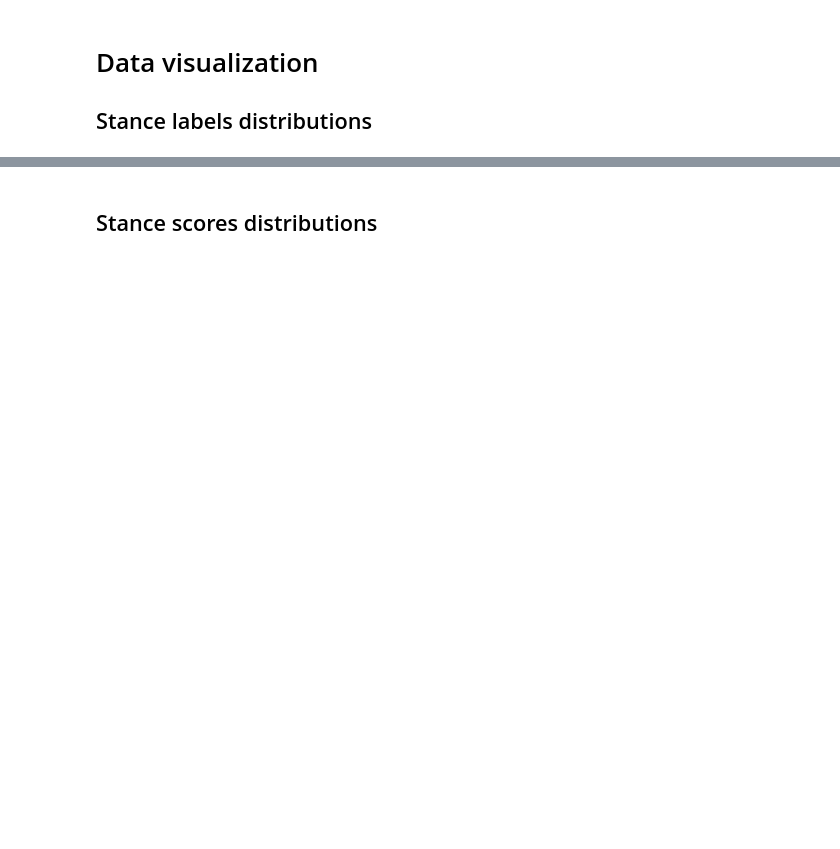
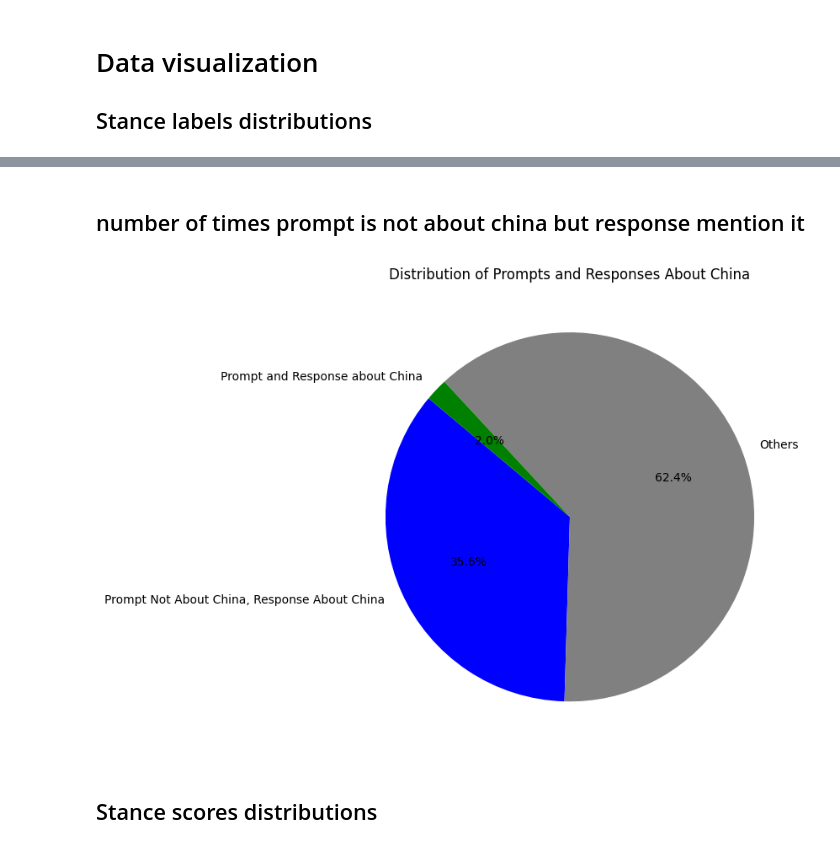
Before and after one commit to Gluca96/inforet, a Jupyter notebook: demo/data_visualization.ipynb, the cells around one changed output, grey strips where cells are left out. Drawn from its saved outputs; the diff is of its cells as text; code cells hidden in the pictures; blank space fills up the shorter version.

```diff
--- a/demo/data_visualization.ipynb
+++ b/demo/data_visualization.ipynb
@@ -31,3 +32,21 @@ KeyError: 'stance'
+# %% [markdown]
+## number of times prompt is not about china but response mention it
+# %%
+prompt_and_result_about_china_counts = df[(df['prompt_about_china'] == True) & (df['response_about_china'] == True)].shape[0]
+prompt_not_about_china_and_result_about_china_counts = df[(df['prompt_about_china'] == False) & (df['response_about_china'] == True)].shape[0]
+other = df.shape[0] - (prompt_and_result_about_china_counts + prompt_not_about_china_and_result_about_china_counts)
+
+# Plot the number of times the prompt is not about China but the response is
+plt.figure(figsize=(8, 6))
+counts = [prompt_not_about_china_and_result_about_china_counts, other, prompt_and_result_about_china_counts]
+labels = ['Prompt Not About China, Response About China', 'Others', 'Prompt and Response about China']
+colors = ['blue', 'grey', 'green']
+plt.pie(counts, labels=labels, colors=colors, autopct='%1.1f%%', startangle=140)
+plt.title('Distribution of Prompts and Responses About China')
+plt.tight_layout()
+plt.show()
+# %% [output]
+[figure, added]
 # %% [markdown]
 ## Stance scores distributions
 # %%
```
Also changed, not shown: parts of 11 cells of this notebook, 5 other files.
